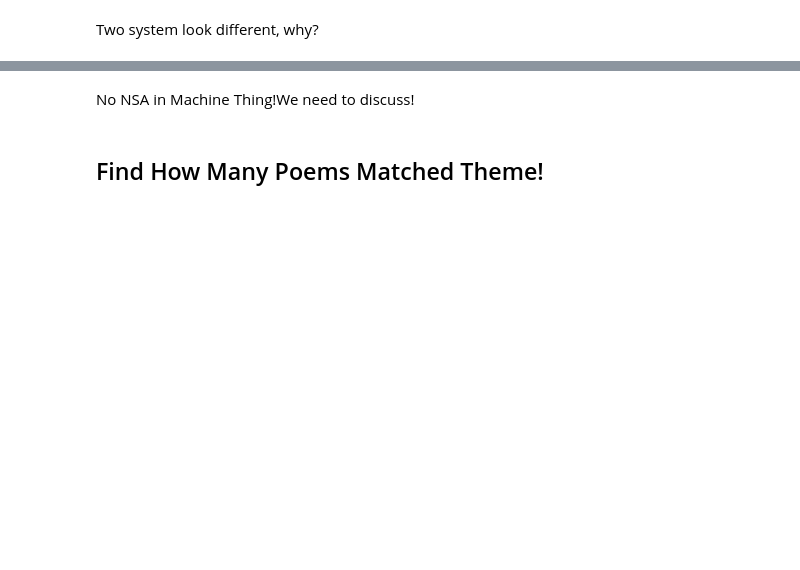
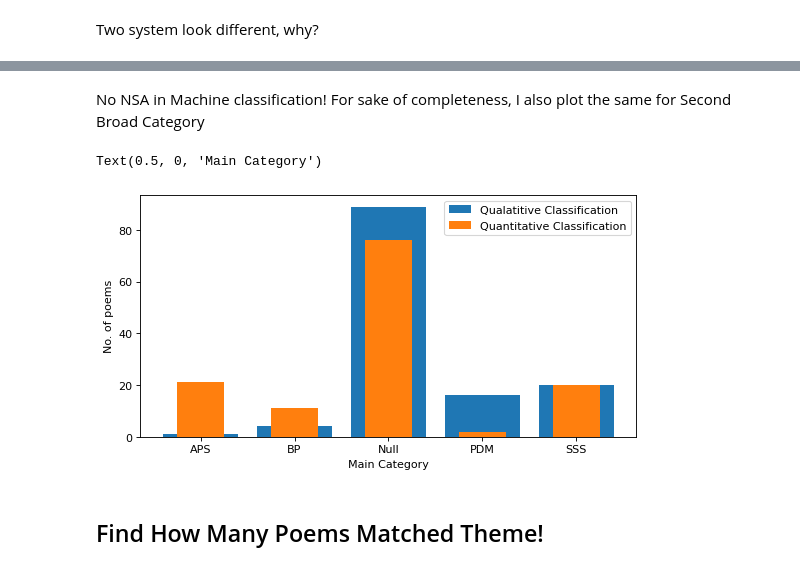
Before and after one commit to khem1123/Nepali_NPL, a Jupyter notebook: BookF.ipynb, the cells around one changed output, grey strips where cells are left out. Saved outputs shown, nothing was run; the diff lists cells and outputs as text; code cells hidden in the pictures; blank space fills up the shorter version.

```diff
--- a/BookF.ipynb
+++ b/BookF.ipynb
@@ -673,8 +739,20 @@ plt.xlabel('Main Category')
 # %% [markdown]
-No NSA in Machine Thing!We need to discuss!
+No NSA in Machine classification!
+For sake of completeness, I also plot the same for Second Broad Category
 # %%
-df_Final.groupby(by=['BroadCat2'],as_index=False)[df_Final.columns[:1]].nunique().plot(kind='bar',x='BroadCat2',ylabel='Numbers', xlabel="",title='Old Classification')
-df_Final.groupby(by=['BCatt2'],as_index=False)[df_Final.columns[:1]].nunique().plot(kind='bar',x='BCatt2',ylabel='Numbers', xlabel="",title='New Classification')
+A=df_Final.groupby(by=['BroadCat2'],as_index=False)[df_Final.columns[:1]].nunique()
+B=df_Final.groupby(by=['BCatt2'],as_index=False)[df_Final.columns[:1]].nunique()
+
+figure(figsize=(8, 4), dpi=80)
+
+plt.bar(A.BroadCat2,A.Writers,label='Qualatitive Classification')
+plt.bar(B.BCatt2,B.Writers,width=0.5,label='Quantitative Classification')
+plt.legend()
+plt.ylabel('No. of poems')
+plt.xlabel('Main Category')
+# %% [output]
+Text(0.5, 0, 'Main Category')
+[figure, added]
 # %% [markdown]
 ## Find How Many Poems Matched Theme!
 # %%
```
Also changed, not shown: parts of 40 cells of this notebook, 3 other files.
